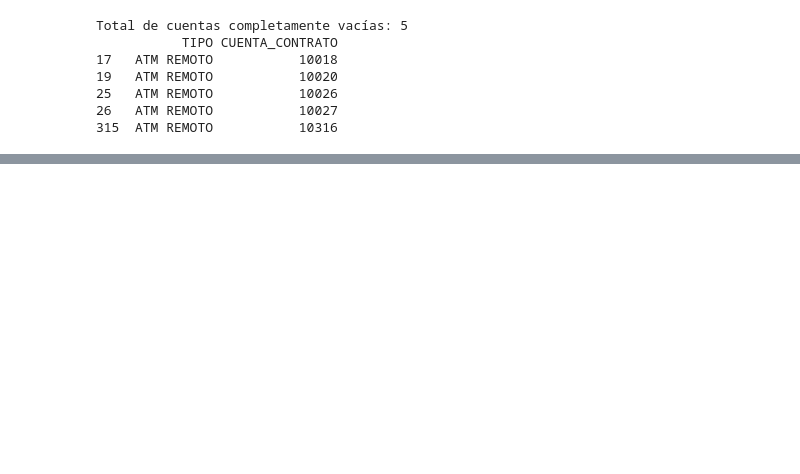
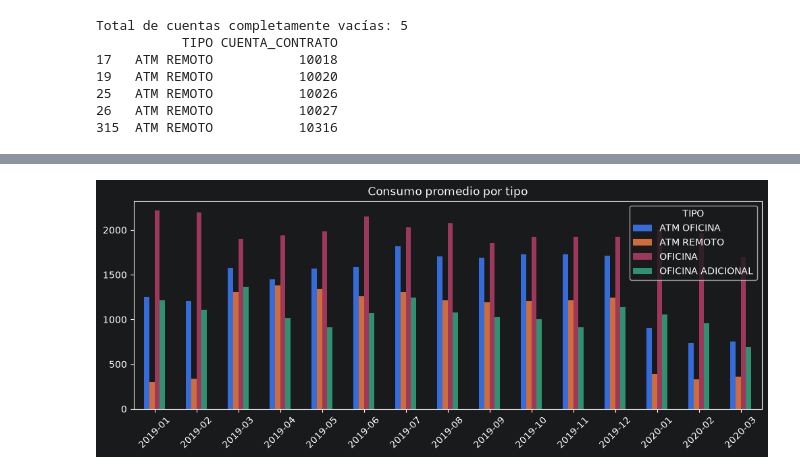
Before and after one commit to BreinerNavarro/IA_II, a Jupyter notebook: Corte_II/Actividad1_regresion_logistica.ipynb, the cells around one changed output, grey strips where cells are left out. Drawn from its saved outputs; the diff is of its cells as text; code cells hidden in the pictures; blank space fills up the shorter version.

```diff
--- a/Corte_II/Actividad1_regresion_logistica.ipynb
+++ b/Corte_II/Actividad1_regresion_logistica.ipynb
@@ -194,0 +181,7 @@ dtype: int64
+# %%
+# Consumo promedio por TIPO en el tiempo
+dataClean.groupby('TIPO')[cols].mean().T.plot(kind='bar', figsize=(12,4),title='Consumo promedio por tipo')
+plt.xticks(rotation=45)
+plt.show()
+# %% [output]
+[figure, added]
```
Also changed, not shown: parts of 17 cells of this notebook, 5 other files.
